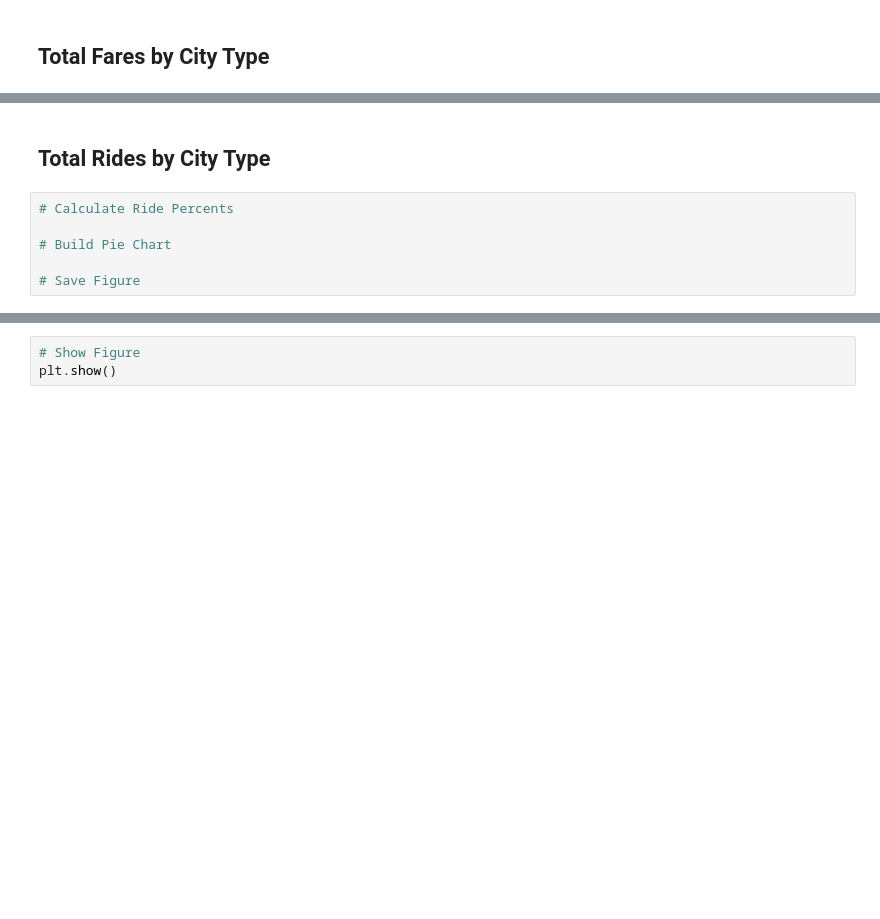
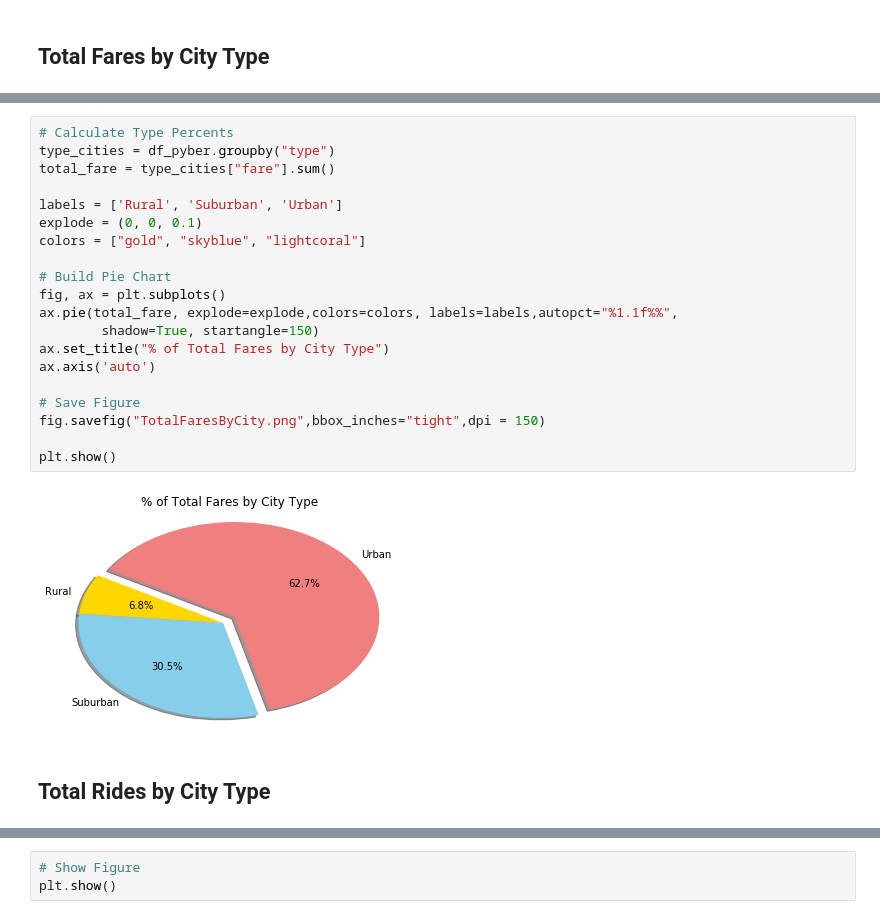
Before and after one commit to ppainuly/Pyber, a Jupyter notebook: pyber_starter.ipynb, the cells around one changed output, grey strips where cells are left out. Saved outputs shown, nothing was run; the diff lists cells and outputs as text; blank space fills up the shorter version.

```diff
--- a/pyber_starter.ipynb
+++ b/pyber_starter.ipynb
@@ -137,8 +126,24 @@ plt.show()
+# %%
+# Calculate Type Percents
+type_cities = df_pyber.groupby("type")
+total_fare = type_cities["fare"].sum()
+
+labels = ['Rural', 'Suburban', 'Urban']
+explode = (0, 0, 0.1)
+colors = ["gold", "skyblue", "lightcoral"]
+
+# Build Pie Chart
+fig, ax = plt.subplots()
+ax.pie(total_fare, explode=explode,colors=colors, labels=labels,autopct="%1.1f%%",
+        shadow=True, startangle=150)
+ax.set_title("% of Total Fares by City Type")
+ax.axis('auto')
+
+# Save Figure
+fig.savefig("TotalFaresByCity.png",bbox_inches="tight",dpi = 150)
+
+plt.show()
+# %% [output]
+[figure, added]
 # %% [markdown]
 ## Total Rides by City Type
-# %%
-# Calculate Ride Percents
-
-# Build Pie Chart
-
-# Save Figure
```
Also changed, not shown: parts of 6 cells of this notebook.
